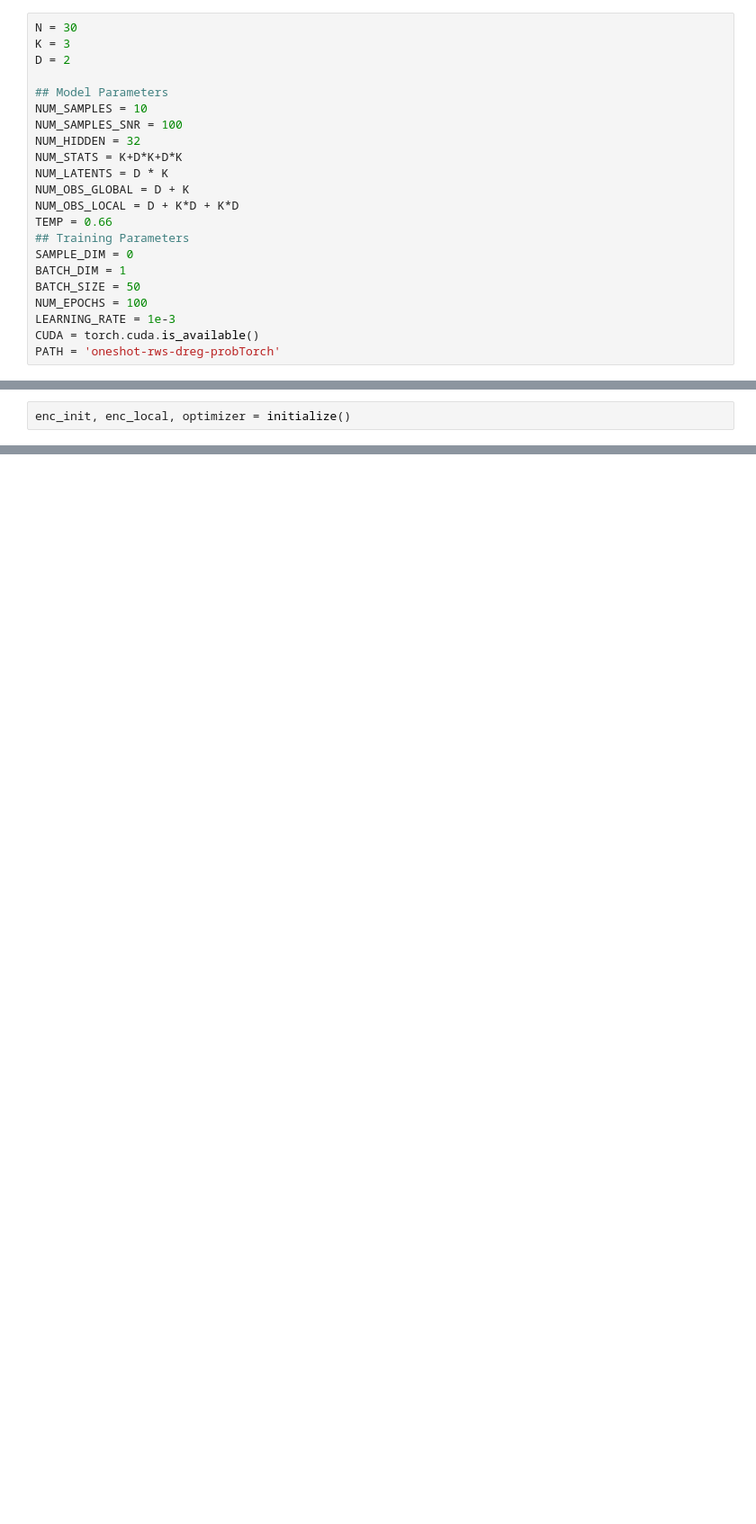
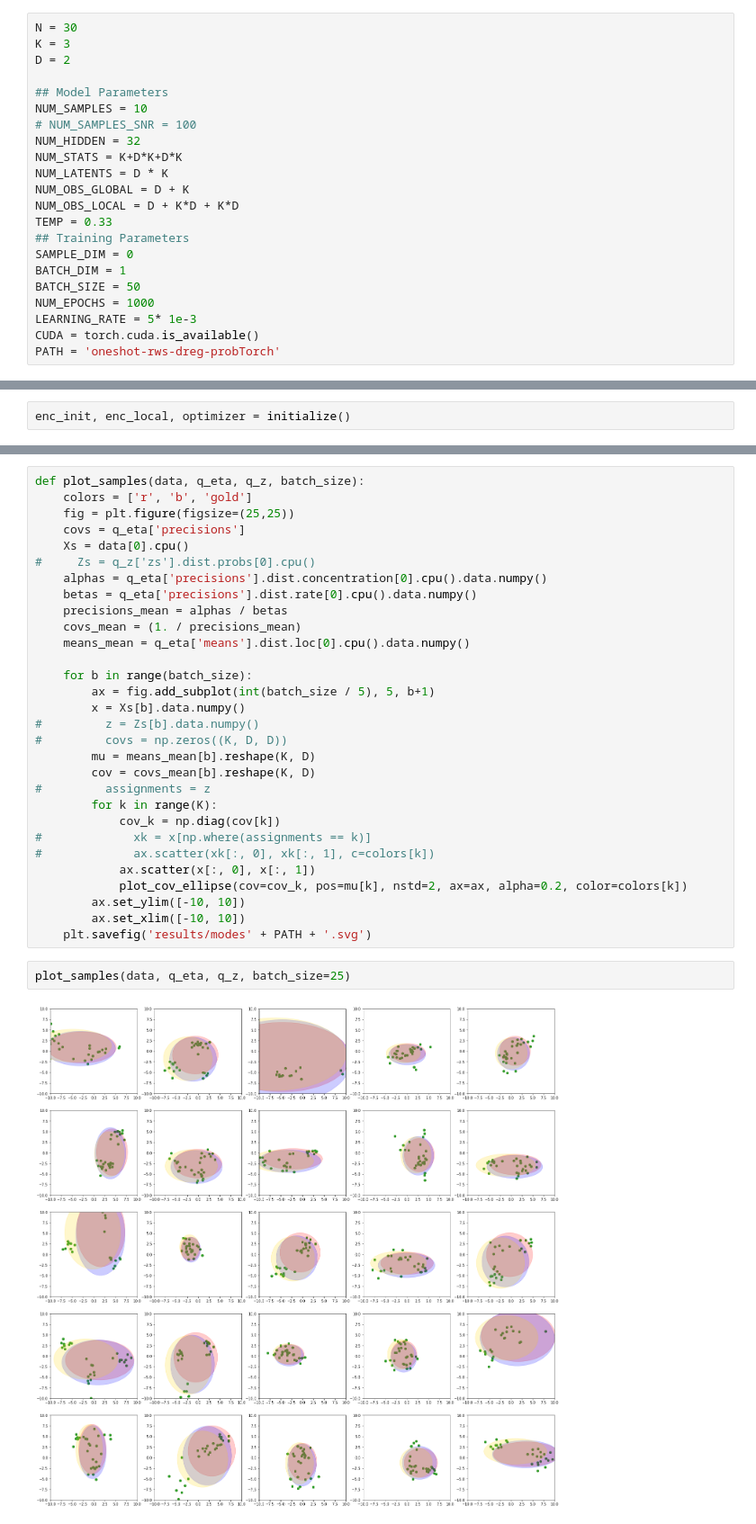
Before and after one commit to hao-w/apgs, a Jupyter notebook: amorgibbs/GMM/dreg/oneshot-probTorch-rws-DreG.ipynb, the cells around one changed output, grey strips where cells are left out. Shown at 90% size. Saved outputs shown, nothing was run; the diff lists cells and outputs as text; blank space fills up the shorter version.

```diff
--- a/amorgibbs/GMM/dreg/oneshot-probTorch-rws-DreG.ipynb
+++ b/amorgibbs/GMM/dreg/oneshot-probTorch-rws-DreG.ipynb
@@ -30,19 +30,19 @@ D = 2
 
 ## Model Parameters
 NUM_SAMPLES = 10
-NUM_SAMPLES_SNR = 100
+# NUM_SAMPLES_SNR = 100
 NUM_HIDDEN = 32
 NUM_STATS = K+D*K+D*K
 NUM_LATENTS = D * K
 NUM_OBS_GLOBAL = D + K
 NUM_OBS_LOCAL = D + K*D + K*D
-TEMP = 0.66
+TEMP = 0.33
 ## Training Parameters
 SAMPLE_DIM = 0
 BATCH_DIM = 1
 BATCH_SIZE = 50
-NUM_EPOCHS = 100
-LEARNING_RATE = 1e-3
+NUM_EPOCHS = 1000
+LEARNING_RATE = 5* 1e-3
 CUDA = torch.cuda.is_available()
 PATH = 'oneshot-rws-dreg-probTorch'
 # %%
@@ -291,0 +283,34 @@ plot_results(EUBOs, ELBOs, ESSs, SNRs, Vars, NUM_SAMPLES, NUM_EPOCHS, LEARNING_R
+# %%
+def plot_samples(data, q_eta, q_z, batch_size):
+    colors = ['r', 'b', 'gold']
+    fig = plt.figure(figsize=(25,25))
+    covs = q_eta['precisions']
+    Xs = data[0].cpu()
+#     Zs = q_z['zs'].dist.probs[0].cpu()
+    alphas = q_eta['precisions'].dist.concentration[0].cpu().data.numpy()
+    betas = q_eta['precisions'].dist.rate[0].cpu().data.numpy()
+    precisions_mean = alphas / betas
+    covs_mean = (1. / precisions_mean)
+    means_mean = q_eta['means'].dist.loc[0].cpu().data.numpy()
+
+    for b in range(batch_size):
+        ax = fig.add_subplot(int(batch_size / 5), 5, b+1)
+        x = Xs[b].data.numpy()
+#         z = Zs[b].data.numpy()
+#         covs = np.zeros((K, D, D))
+        mu = means_mean[b].reshape(K, D)
+        cov = covs_mean[b].reshape(K, D)
+#         assignments = z
+        for k in range(K):
+            cov_k = np.diag(cov[k])
+#             xk = x[np.where(assignments == k)]
+#             ax.scatter(xk[:, 0], xk[:, 1], c=colors[k])
+            ax.scatter(x[:, 0], x[:, 1])
+            plot_cov_ellipse(cov=cov_k, pos=mu[k], nstd=2, ax=ax, alpha=0.2, color=colors[k])
+        ax.set_ylim([-10, 10])
+        ax.set_xlim([-10, 10])
+    plt.savefig('results/modes' + PATH + '.svg')
+# %%
+plot_samples(data, q_eta, q_z, batch_size=25)
+# %% [output]
+[figure, added]
```
Also changed, not shown: parts of 6 cells of this notebook, 2 other files.
